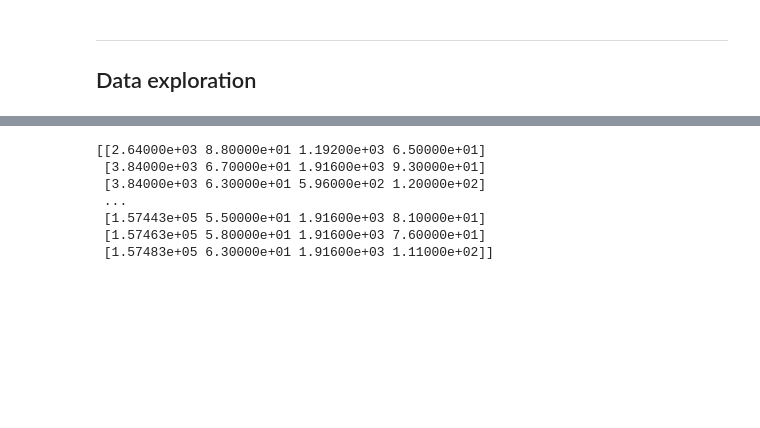
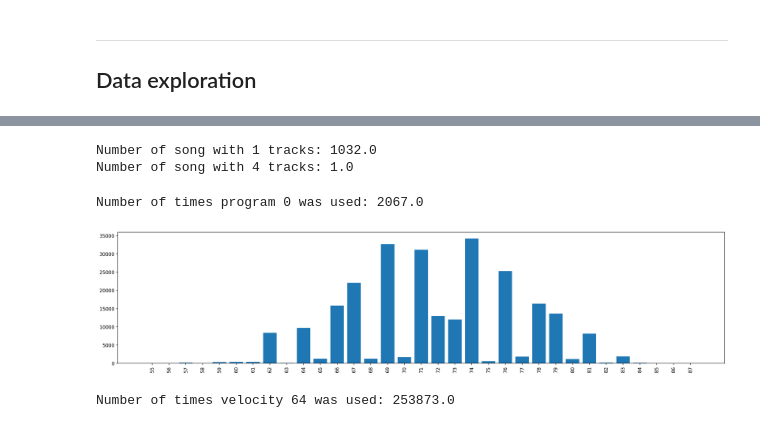
Before and after one commit to MarcelloCeresini/MusicGeneration, a Jupyter notebook: src/dataset.ipynb, the cells around one changed output, grey strips where cells are left out. Cells and saved outputs as stored; diff of their text form; code cells hidden in the pictures; blank space fills up the shorter version.

Commit message:
dataset exploration + finished converting representation

```diff
--- a/src/dataset.ipynb
+++ b/src/dataset.ipynb
@@ -79,6 +33,0 @@ lmd[3].tracks[0].annotations
-# %%
-for i in range(10):
-    for j, track in enumerate(lmd[i].tracks):
-        if track.is_drum:
-            print(i, j)
-            break
@@ -97,0 +34,2 @@ set(note.pitch for note in lmd[4].tracks[4].notes)
+# %%
+dataset = folk
@@ -102,35 +70,0 @@ Note(time=18480, pitch=40, duration=1, velocity=119)
-# %%
-song = lmd[3]
-notes = np.zeros((
-    np.sum([len(track) for track in song.tracks]),
-    4
-))
-
-i = 0
-for track in song.tracks:
-    if track.is_drum:
-        for note in track.notes:
-            notes[i, 0] = note.time
-            notes[i, 1] = note.pitch + 128
-            notes[i, 2] = note.duration
-            notes[i, 3] = note.velocity
-            i+=1
-    else:
-        for note in track.notes:
-            notes[i, 0] = note.time
-            notes[i, 1] = note.pitch
-            notes[i, 2] = note.duration
-            notes[i, 3] = note.velocity
-            i+=1
-
-# notes = sorted(notes, key = lambda x: x[0])
-notes = notes[notes[:,0].argsort()]
-print(notes)
-# %% [output]
-[[2.64000e+03 8.80000e+01 1.19200e+03 6.50000e+01]
- [3.84000e+03 6.70000e+01 1.91600e+03 9.30000e+01]
- [3.84000e+03 6.30000e+01 5.96000e+02 1.20000e+02]
- ...
- [1.57443e+05 5.50000e+01 1.91600e+03 8.10000e+01]
- [1.57463e+05 5.80000e+01 1.91600e+03 7.60000e+01]
- [1.57483e+05 6.30000e+01 1.91600e+03 1.11000e+02]]
@@ -383,0 +146,33 @@ for song in tqdm(lmd):
+# %%
+for i, n in enumerate(list(stats["n_tracks"])):
+    if n>0:
+        print("Number of song with {} tracks: {}".format(i,n))
+# %% [output]
+Number of song with 1 tracks: 1032.0
+Number of song with 4 tracks: 1.0
+# %%
+for i, n in enumerate(list(stats["programs"])):
+    if n>0:
+        print("Number of times program {} was used: {}".format(i,n))
+# %% [output]
+Number of times program 0 was used: 2067.0
+# %%
+min_idx = len(stats["pitch"])
+max_idx = 0
+for i, n in enumerate(list(stats["pitch"])):
+    if n>0:
+        if i < min_idx:
+            min_idx = i
+        if i > max_idx:
+            max_idx = i
+plt.figure(figsize=(23,5))
+plt.bar(range(len(stats["pitch"][min_idx:max_idx])), stats["pitch"][min_idx:max_idx])
+plt.xticks(ticks=range(0,max_idx-min_idx), labels=range(min_idx, max_idx), rotation=90);
+# %% [output]
+[figure, added]
+# %%
+for i, n in enumerate(list(stats["velocity"])):
+    if n>0:
+        print("Number of times velocity {} was used: {}".format(i,n))
+# %% [output]
+Number of times velocity 64 was used: 253873.0
```
Also changed, not shown: parts of 22 cells of this notebook, 2 other files.
